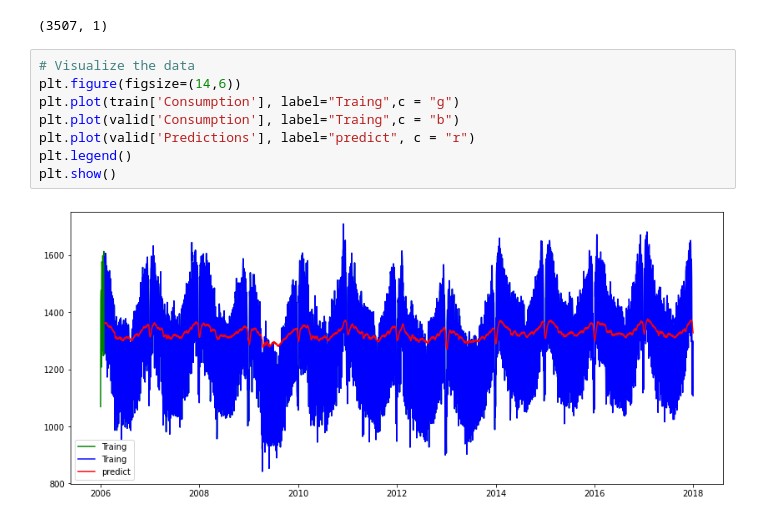
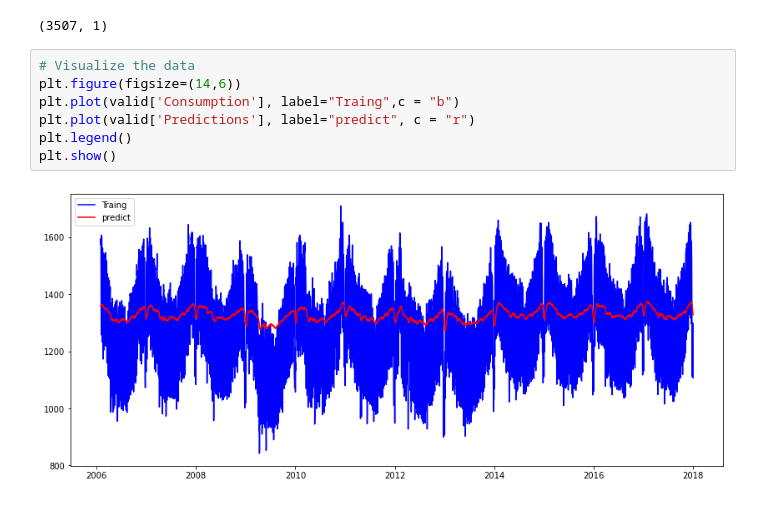
Before and after one commit to angeloken/Riset-I-smile, a Jupyter notebook: riset_prediksi_listrik_ver_2.ipynb, the cells around one changed output. Saved outputs shown, nothing was run; the diff lists cells and outputs as text.

```diff
--- a/riset_prediksi_listrik_ver_2.ipynb
+++ b/riset_prediksi_listrik_ver_2.ipynb
@@ -237,11 +237,10 @@ train.shape
 # %%
 # Visualize the data
 plt.figure(figsize=(14,6))
-plt.plot(train['Consumption'], label="Traing",c = "g")
 plt.plot(valid['Consumption'], label="Traing",c = "b")
 plt.plot(valid['Predictions'], label="predict", c = "r")
 plt.legend()
 plt.show()
 # %% [output]
-[figure, old version]
+[figure, new version]
 # %%
```
Also changed, not shown: parts of 1 cell of this notebook.
